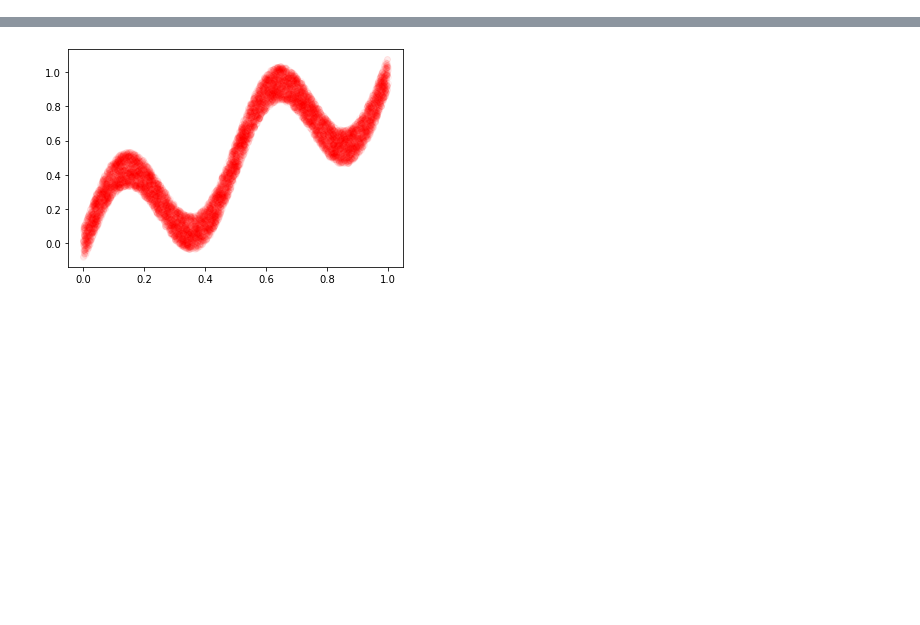
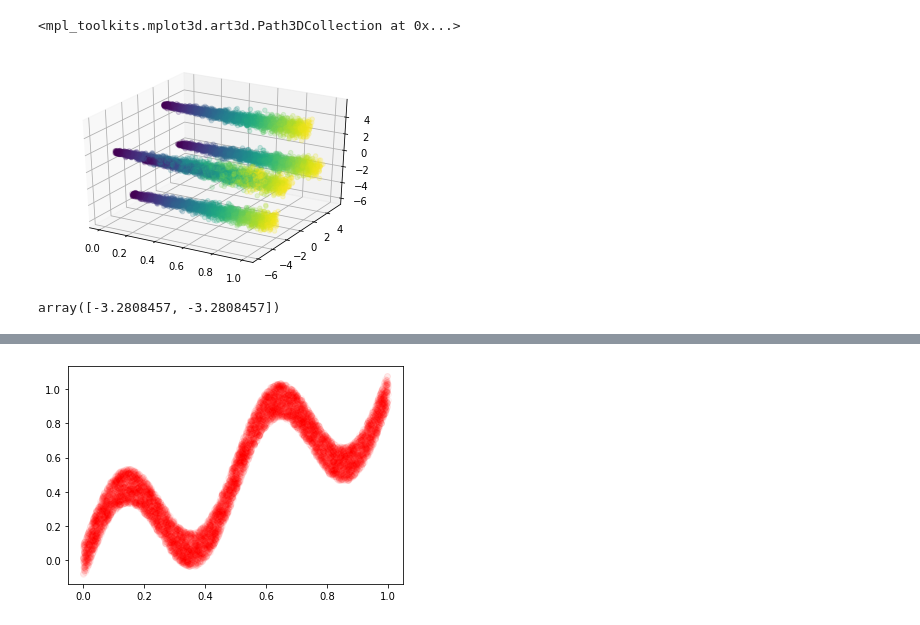
Before and after one commit to AlexanderFengler/nn_likelihoods, a Jupyter notebook: Untitled1.ipynb, the cells around one changed output, grey strips where cells are left out. Cells and saved outputs as stored; diff of their text form; code cells hidden in the pictures; blank space fills up the shorter version.

```diff
--- a/Untitled1.ipynb
+++ b/Untitled1.ipynb
@@ -44 +44,15 @@ def create_spiral(n = 1000, a = 2, noise_range = 0.1):
     return (x, y, z, z_test) #, noise_range_out)
+# %%
+def create_gauss_mix(n = 10000, n_c = 5, xy_range = (-5, 5), z_range = (0 , 1)):
+    unif_x = np.random.uniform(xy_range[0], xy_range[1], size = n_c).astype(np.float32)
+    unif_y = np.random.uniform(xy_range[0], xy_range[1], size = n_c).astype(np.float32)
+    centers = np.stack([unif_x, unif_y]).T
+
+    z = np.random.uniform(z_range[0], z_range[1], size = (n, 1)).astype(np.float32)
+    xy = np.zeros((n, 2)).astype(np.float32)
+    for i in range(n):
+        xy[i,:] = np.random.normal(loc = centers[np.random.choice(5), :], scale = 0.4 * z[i] + 0.1)
+        #print(np.random.normal(loc = centers[np.random.choice(5), :], scale = z[i] + 0.1))
+
+    z_Test = np.linspace(z_range[0], z_range[1], n).reshape(-1, 1).astype(np.float32)
+    return (xy, z, z_test)
@@ -63,3 +89,21 @@ train_labels = np.concatenate([x,y], axis = 1)
+# %%
+ax = plt.axes(projection='3d')
+xy, z, z_test = create_gauss_mix()
+
+#x, y, z, n = create_spiral(n = 3000, noise_range = 0.2)
+
+# Data for three-dimensional scattered points
+#zdata = 15 * np.random.random(100)
+#xdata = np.sin(zdata) + 0.1 * np.random.randn(100)
+#ydata = np.cos(zdata) + 0.1 * np.random.randn(100)
+ax.scatter3D(z, xy[:, 0], xy[:, 1], c = z[:, 0], alpha = 0.2) #cmap = 'Greens', alpha = 0.2);
+# %% [output]
+<mpl_toolkits.mplot3d.art3d.Path3DCollection at 0x...>
+[figure, added]
+# %%
+xy[0, :]
+# %% [output]
+array([-3.2808457, -3.2808457])
 # %%
 train_labels.shape
 # %% [output]
```
Also changed, not shown: parts of 25 cells of this notebook, 3 other files.
